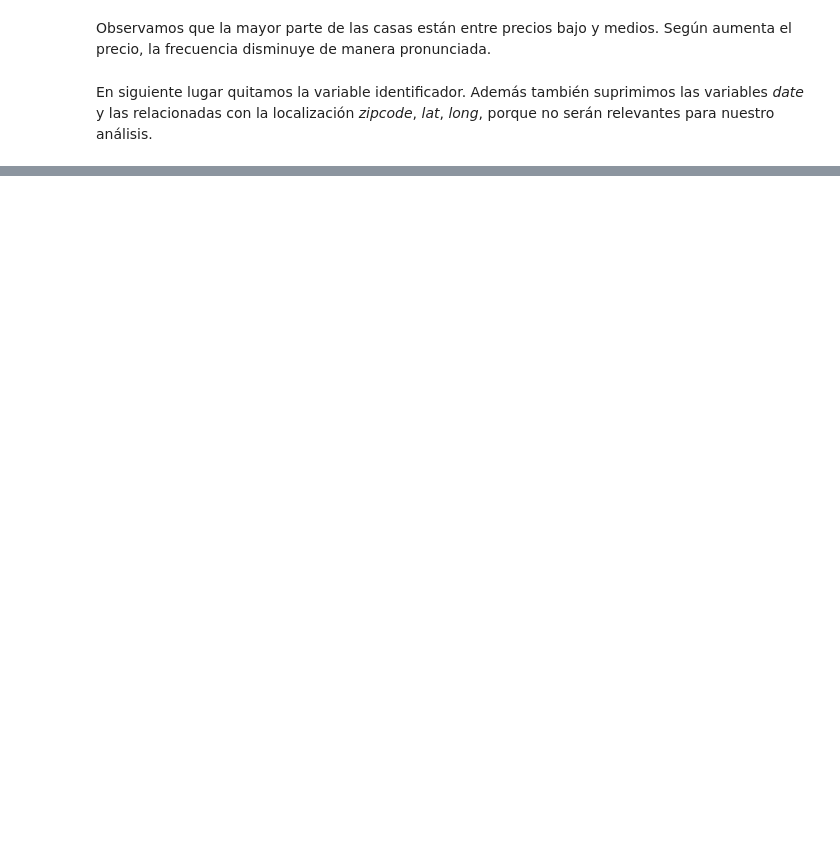
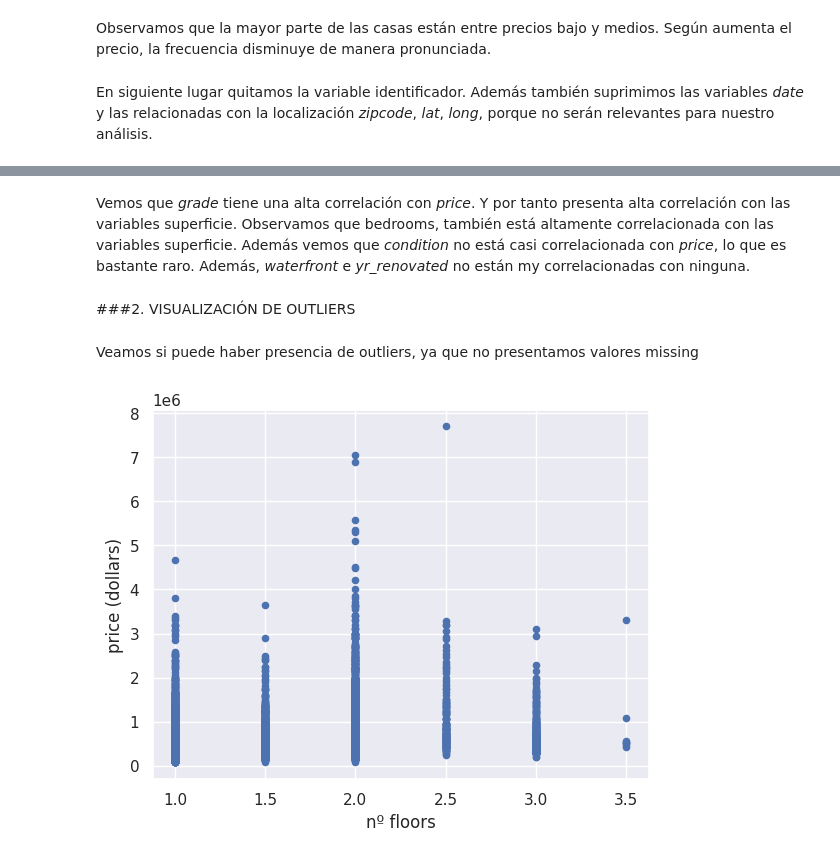
Before and after one commit to sofiacanelag/MLUCM2223, a Jupyter notebook: TRABAJO1.ipynb, the cells around one changed output, grey strips where cells are left out. Cells and saved outputs as stored; diff of their text form; code cells hidden in the pictures; blank space fills up the shorter version.

```diff
--- a/TRABAJO1.ipynb
+++ b/TRABAJO1.ipynb
@@ -114,0 +205,15 @@ df_cop.head(15)
+# %% [markdown]
+Vemos que *grade* tiene una alta correlación con *price*. Y por tanto presenta alta correlación con las variables superficie.
+Observamos que bedrooms, también está altamente correlacionada con las variables superficie.
+Además vemos que *condition* no está casi correlacionada con *price*, lo que es bastante raro. Además, *waterfront* e *yr_renovated* no están my correlacionadas con ninguna.
+# %% [markdown]
+###2. VISUALIZACIÓN DE OUTLIERS
+# %% [markdown]
+Veamos si puede haber presencia de outliers, ya que no presentamos valores missing
+# %%
+df_cop.plot(kind = 'scatter',x='floors',y = 'price')
+plt.xlabel('nº floors')
+plt.ylabel('price (dollars)')
+plt.show()
+# %% [output]
+[figure, added]
```
Also changed, not shown: parts of 30 cells of this notebook.
